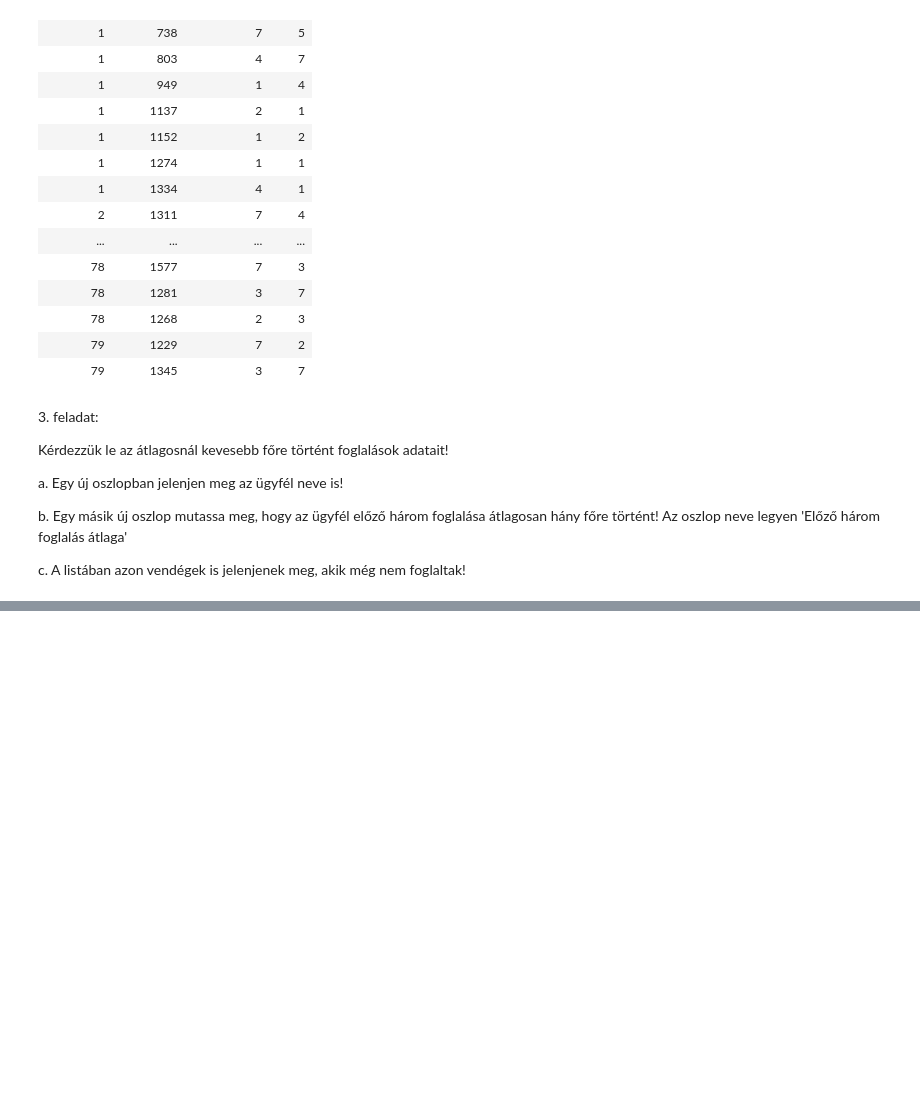
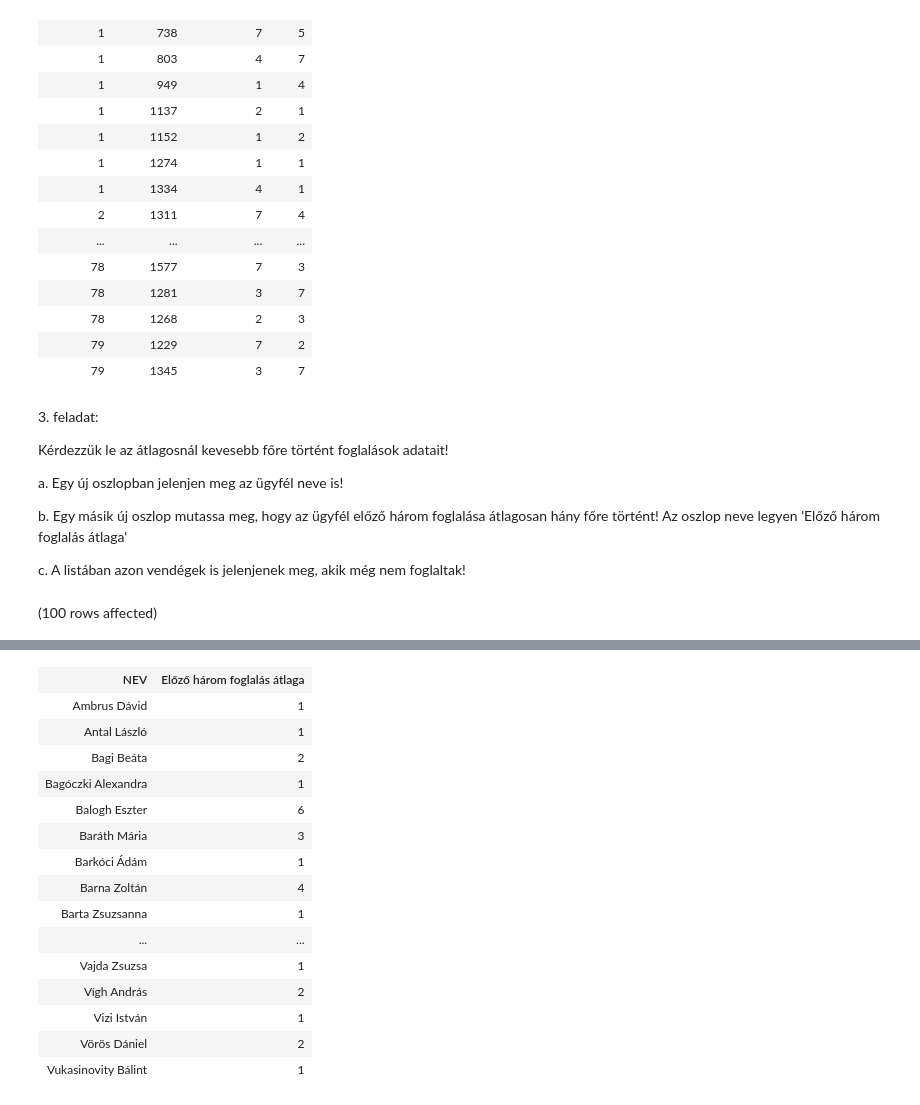
Before and after one commit to psziladi/adatbazis_sql, a Jupyter notebook: ZH2_LF7BZN.ipynb, the cells around one changed output, grey strips where cells are left out. Drawn from its saved outputs; the diff is of its cells as text; code cells hidden in the pictures; blank space fills up the shorter version.

```diff
--- a/ZH2_LF7BZN.ipynb
+++ b/ZH2_LF7BZN.ipynb
@@ -80,3 +80,18 @@ a. Egy új oszlopban jelenjen meg az ügyfél neve is!
 b. Egy másik új oszlop mutassa meg, hogy az ügyfél előző három foglalása átlagosan hány főre történt! Az oszlop neve legyen 'Előző három foglalás átlaga'
 
 c. A listában azon vendégek is jelenjenek meg, akik még nem foglaltak!
+# %%
+SELECT
+v.NEV,
+SUM(FELNOTT_SZAM + GYERMEK_SZAM) AS 'Előző három foglalás átlaga'
+FROM Foglalas f JOIN Vendeg v ON f.UGYFEL_FK = v.USERNEV
+
+WHERE FELNOTT_SZAM + GYERMEK_SZAM <
+(
+SELECT
+avg(FELNOTT_SZAM + GYERMEK_SZAM)
+FROM Foglalas
+)
+GROUP BY v.NEV
+# %% [output]
+(100 rows affected)
@@ -82,0 +99,16 @@ c. A listában azon vendégek is jelenjenek meg, akik még nem foglaltak!
+| NEV | Előző három foglalás átlaga |
+| Ambrus Dávid | 1 |
+| Antal László | 1 |
+| Bagi Beáta | 2 |
+| Bagóczki Alexandra | 1 |
+| Balogh Eszter | 6 |
+| Baráth Mária | 3 |
+| Barkóci Ádám | 1 |
+| Barna Zoltán | 4 |
+| Barta Zsuzsanna | 1 |
+| ... | ... |
+| Vajda Zsuzsa | 1 |
+| Vígh András | 2 |
+| Vizi István | 1 |
+| Vörös Dániel | 2 |
+| Vukasinovity Bálint | 1 |
```
Also changed, not shown: parts of 1 cell of this notebook.
